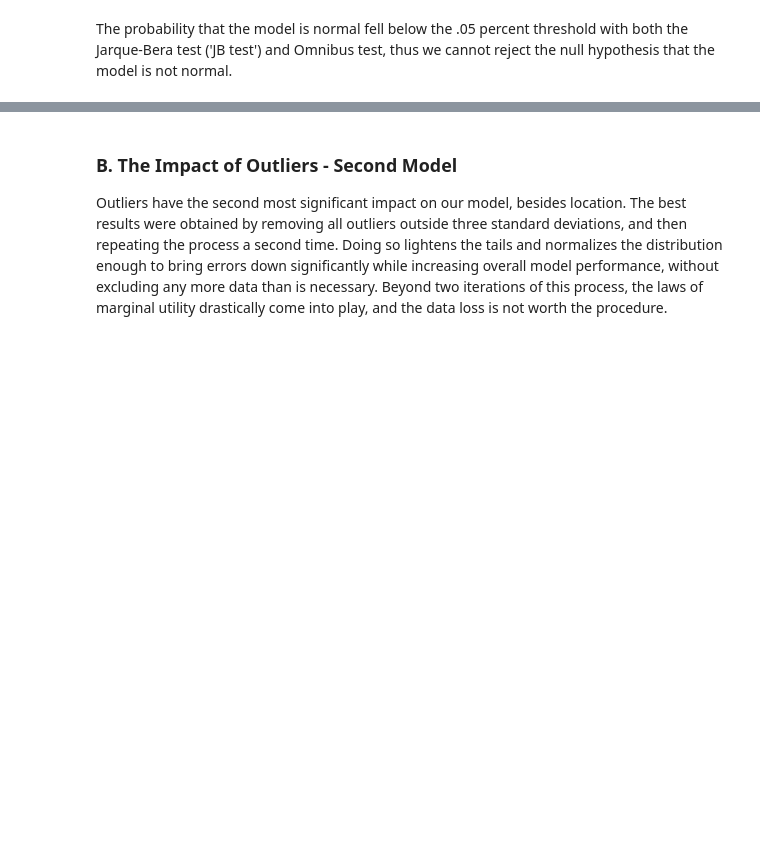
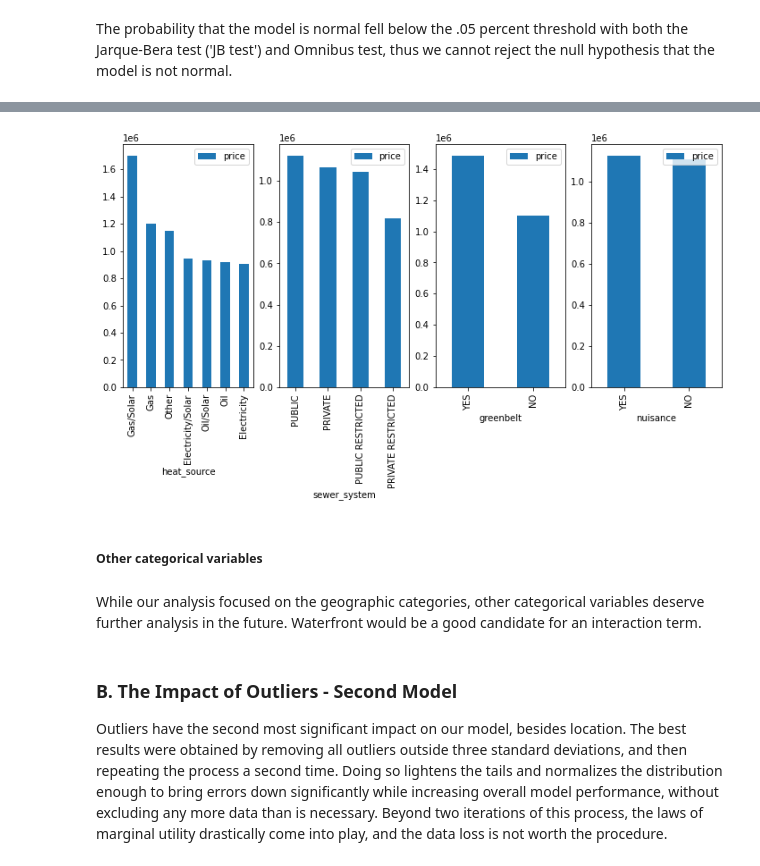
Before and after one commit to newcojon/Capstone, a Jupyter notebook: Final.ipynb, the cells around one changed output, grey strips where cells are left out. Drawn from its saved outputs; the diff is of its cells as text; code cells hidden in the pictures; blank space fills up the shorter version.

```diff
--- a/Final.ipynb
+++ b/Final.ipynb
@@ -649,3 +637,15 @@ The probability that the model is normal fell below the .05 percent threshold wi
+# %%
+cats2 = ['heat_source', 'sewer_system', 'greenbelt', 'nuisance']
+fig, axes = plt.subplots(ncols=len(cats2), figsize=(12,5))
+for index, feature in enumerate(cats2):
+    df.groupby(feature).mean().sort_values(by='price', ascending=False).plot.bar(
+        y='price', ax=axes[index])
+# %% [output]
+[figure, added]
+# %% [markdown]
+##### Other categorical variables
+# %% [markdown]
+While our analysis focused on the geographic categories, other categorical variables deserve further analysis in the future.  Waterfront would be a good candidate for an interaction term.
 # %% [markdown]
 ### B. The Impact of Outliers - Second Model
 Outliers have the second most significant impact on our model, besides location.  The best results were obtained by removing all outliers outside three standard deviations, and then repeating the process a second time. Doing so lightens the tails and normalizes the distribution enough to bring errors down significantly while increasing overall model performance, without excluding any more data than is necessary.  Beyond two iterations of this process, the laws of marginal utility drastically come into play, and the data loss is not worth the procedure.
```
Also changed, not shown: parts of 108 cells of this notebook.
